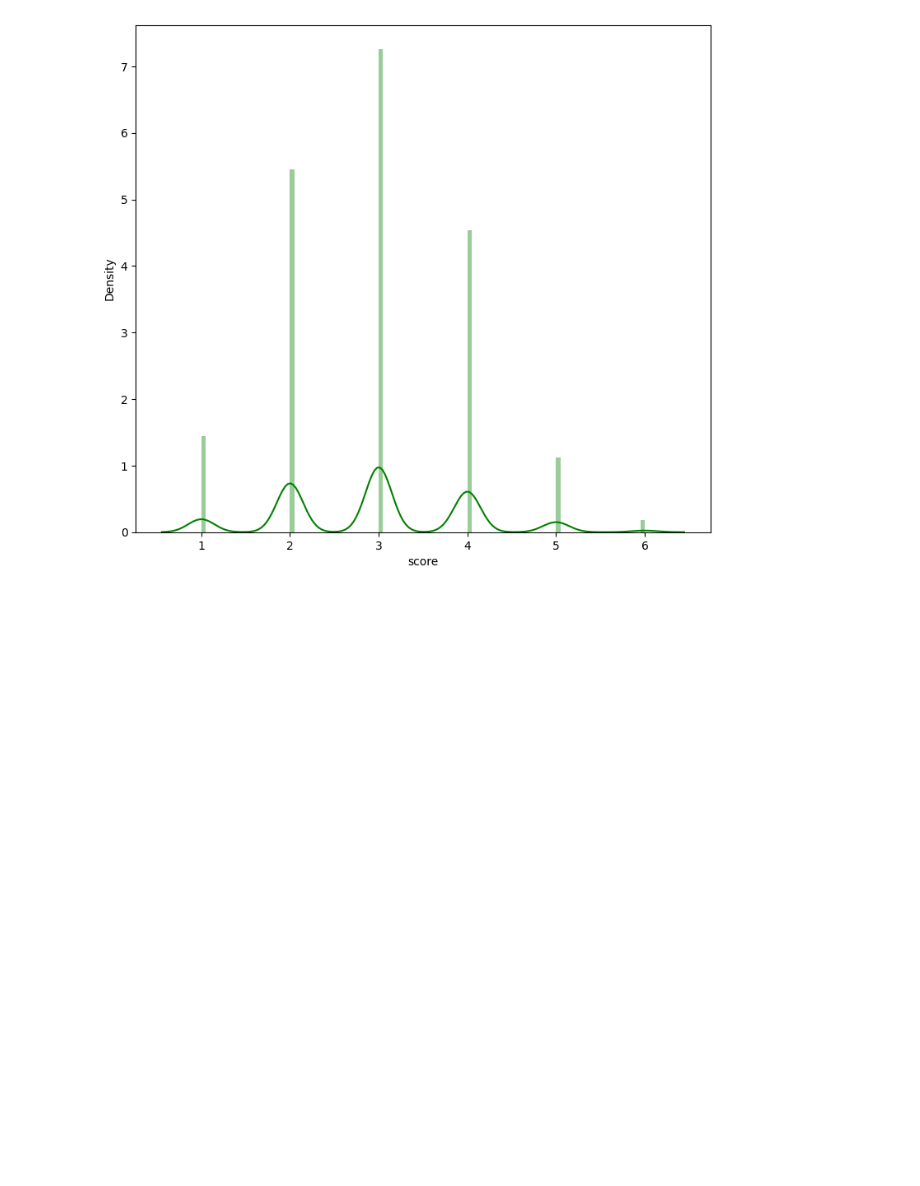
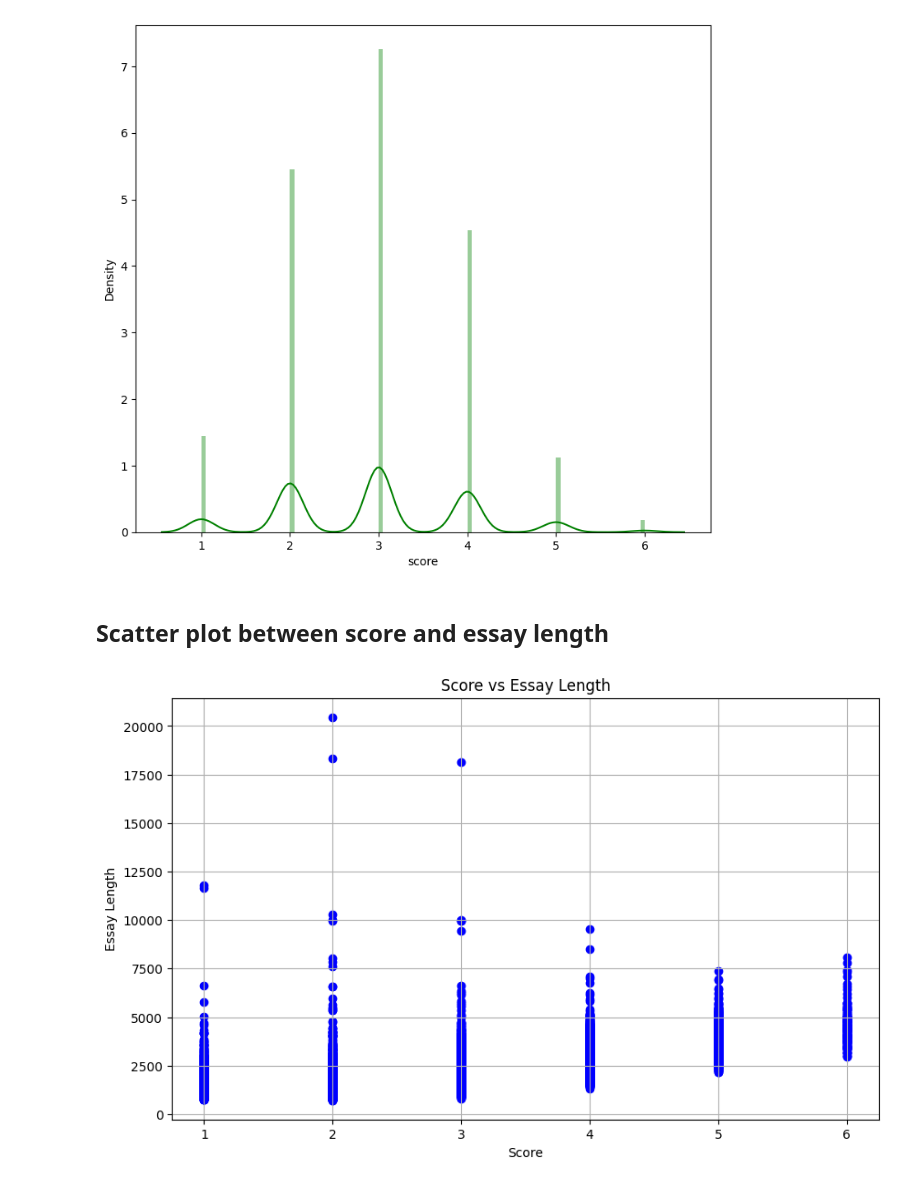
Before and after one commit to Hoangnhan1708/automated-essay-scoring, a Jupyter notebook: notebooks/data-exploration.ipynb, the cells around one changed output. Saved outputs shown, nothing was run; the diff lists cells and outputs as text; code cells hidden in the pictures; blank space fills up the shorter version.

```diff
--- a/notebooks/data-exploration.ipynb
+++ b/notebooks/data-exploration.ipynb
@@ -164,0 +169,2 @@ Name: full_text, dtype: object
+# %%
+df_train['word_count'] = df_train['full_text'].apply(lambda x: len(x.split()))
@@ -164,0 +173,2 @@ Name: full_text, dtype: object
+# %%
+df_train['essay_length'] = df_train['full_text'].str.len()
@@ -164,0 +177,3 @@ Name: full_text, dtype: object
+# %%
+# Adding a new column 'sentences_count' that counts the sentences in 'full_text'
+df_train['sentences_count'] = df_train['full_text'].str.count(r'\.')
@@ -164,0 +182,4 @@ Name: full_text, dtype: object
+# %%
+
+# Adding a new column 'paragraph_count' that counts the paragraphs in 'full_text'
+df_train['paragraph_count'] = df_train['full_text'].str.count(r'\n') + 1
@@ -179,3 +211,15 @@ min          1.000000
 max          6.000000
 Name: score, dtype: float64
 [figure]
+# %% [markdown]
+## Scatter plot between score and essay length
+# %%
+plt.figure(figsize=(10, 6))
+plt.scatter(df_train['score'], df_train['essay_length'], color='blue')
+plt.title('Score vs Essay Length')
+plt.xlabel('Score')
+plt.ylabel('Essay Length')
+plt.grid(True)
+plt.show()
+# %% [output]
+[figure, added]
```
Also changed, not shown: parts of 18 cells of this notebook, 7 other files.
